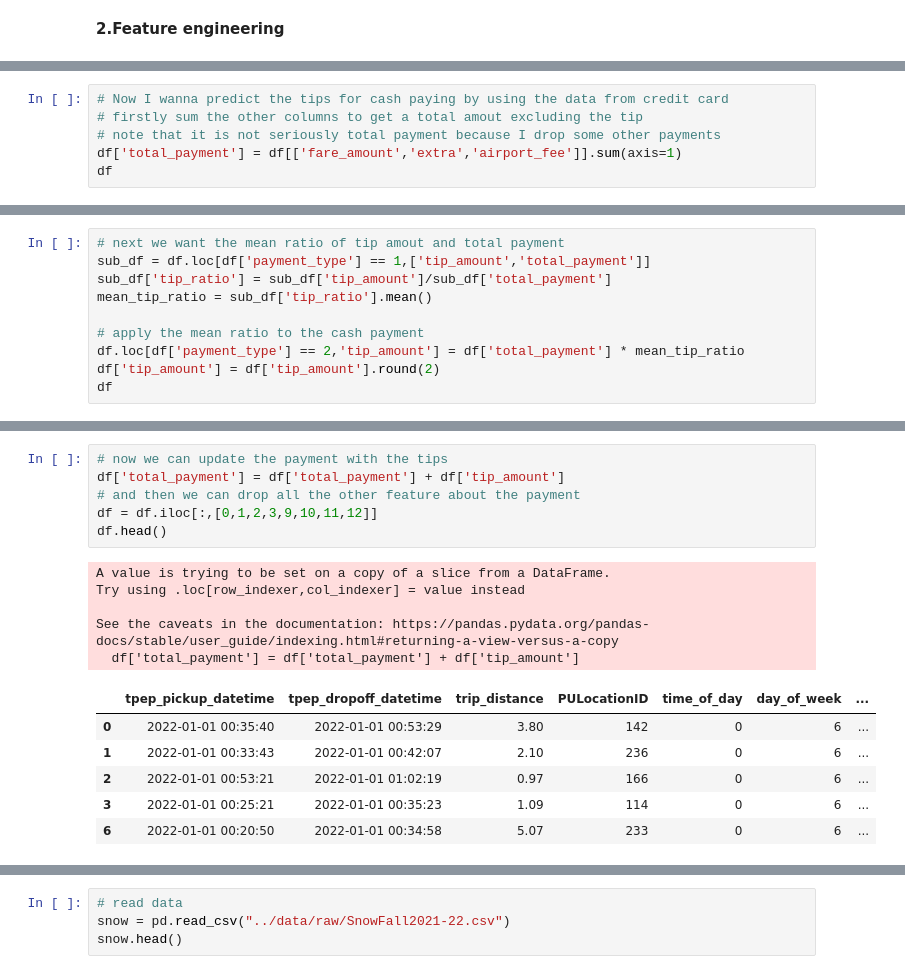
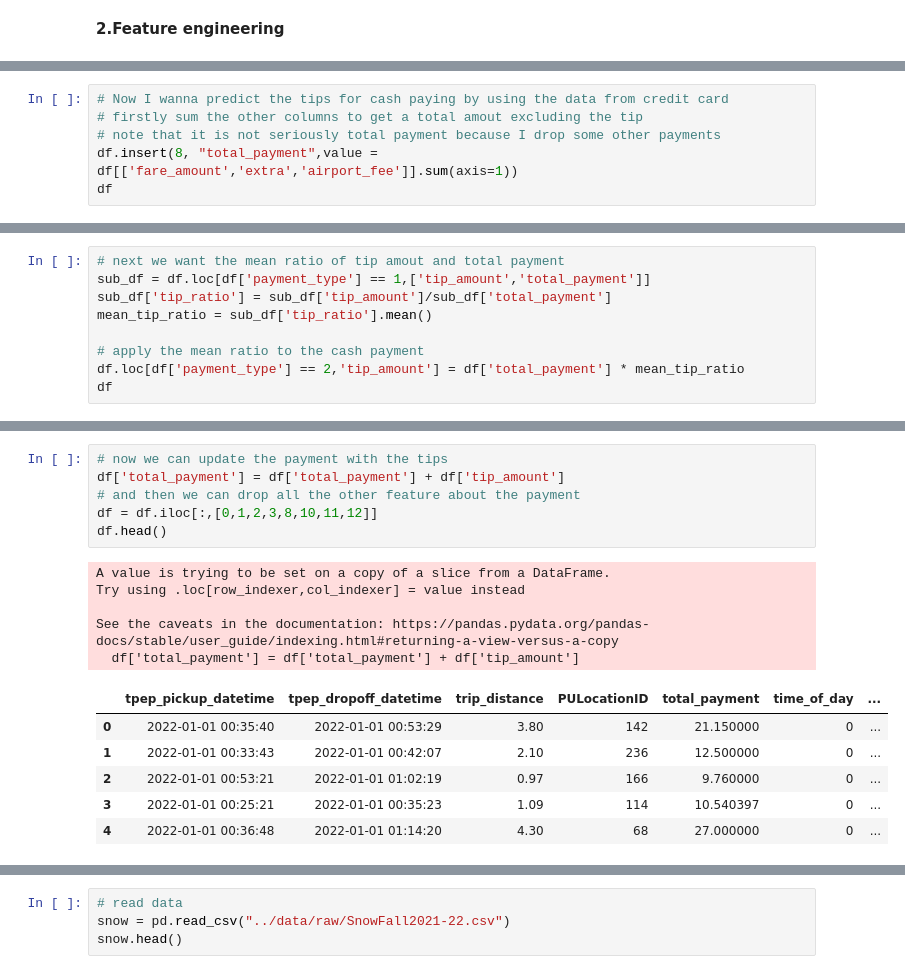
Before and after one commit to MAST30034-Applied-Data-Science/mast30034-project-1-LZY-Ziyi, a Jupyter notebook: notebooks/feature_engineering.ipynb, the cells around one changed output, grey strips where cells are left out. Saved outputs shown, nothing was run; the diff lists cells and outputs as text.

```diff
--- a/notebooks/feature_engineering.ipynb
+++ b/notebooks/feature_engineering.ipynb
@@ -84,6 +84,6 @@ df.shape
 # Now I wanna predict the tips for cash paying by using the data from credit card
 # firstly sum the other columns to get a total amout excluding the tip
 # note that it is not seriously total payment because I drop some other payments
-df['total_payment'] = df[['fare_amount','extra','airport_fee']].sum(axis=1)
+df.insert(8, "total_payment",value = df[['fare_amount','extra','airport_fee']].sum(axis=1))
 df
 # %% [output]
@@ -113,6 +108,5 @@ mean_tip_ratio = sub_df['tip_ratio'].mean()
 
 # apply the mean ratio to the cash payment
 df.loc[df['payment_type'] == 2,'tip_amount'] = df['total_payment'] * mean_tip_ratio
-df['tip_amount'] = df['tip_amount'].round(2)
 df
 # %% [output]
@@ -137,19 +126,19 @@ See the caveats in the documentation: https://pandas.pydata.org/pandas-docs/stab
 # %%
 # now we can update the payment with the tips
 df['total_payment'] = df['total_payment'] + df['tip_amount']
 # and then we can drop all the other feature about the payment
-df = df.iloc[:,[0,1,2,3,9,10,11,12]]
+df = df.iloc[:,[0,1,2,3,8,10,11,12]]
 df.head()
 # %% [output]
 A value is trying to be set on a copy of a slice from a DataFrame.
 Try using .loc[row_indexer,col_indexer] = value instead
 
 See the caveats in the documentation: https://pandas.pydata.org/pandas-docs/stable/user_guide/indexing.html#returning-a-view-versus-a-copy
   df['total_payment'] = df['total_payment'] + df['tip_amount']
-|  | tpep_pickup_datetime | tpep_dropoff_datetime | trip_distance | PULocationID | time_of_day | day_of_week | ... |
-| 0 | 2022-01-01 00:35:40 | 2022-01-01 00:53:29 | 3.80 | 142 | 0 | 6 | ... |
-| 1 | 2022-01-01 00:33:43 | 2022-01-01 00:42:07 | 2.10 | 236 | 0 | 6 | ... |
-| 2 | 2022-01-01 00:53:21 | 2022-01-01 01:02:19 | 0.97 | 166 | 0 | 6 | ... |
-| 3 | 2022-01-01 00:25:21 | 2022-01-01 00:35:23 | 1.09 | 114 | 0 | 6 | ... |
-| 6 | 2022-01-01 00:20:50 | 2022-01-01 00:34:58 | 5.07 | 233 | 0 | 6 | ... |
+|  | tpep_pickup_datetime | tpep_dropoff_datetime | trip_distance | PULocationID | total_payment | time_of_day | ... |
+| 0 | 2022-01-01 00:35:40 | 2022-01-01 00:53:29 | 3.80 | 142 | 21.150000 | 0 | ... |
+| 1 | 2022-01-01 00:33:43 | 2022-01-01 00:42:07 | 2.10 | 236 | 12.500000 | 0 | ... |
+| 2 | 2022-01-01 00:53:21 | 2022-01-01 01:02:19 | 0.97 | 166 | 9.760000 | 0 | ... |
+| 3 | 2022-01-01 00:25:21 | 2022-01-01 00:35:23 | 1.09 | 114 | 10.540397 | 0 | ... |
+| 4 | 2022-01-01 00:36:48 | 2022-01-01 01:14:20 | 4.30 | 68 | 27.000000 | 0 | ... |
 # %%
```
Also changed, not shown: parts of 23 cells of this notebook, 6 other files.
